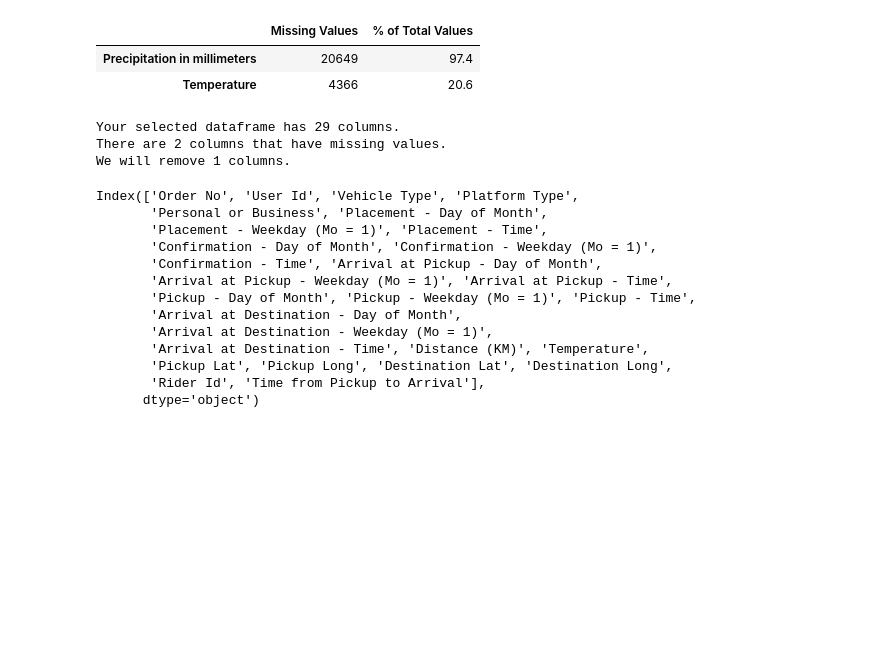
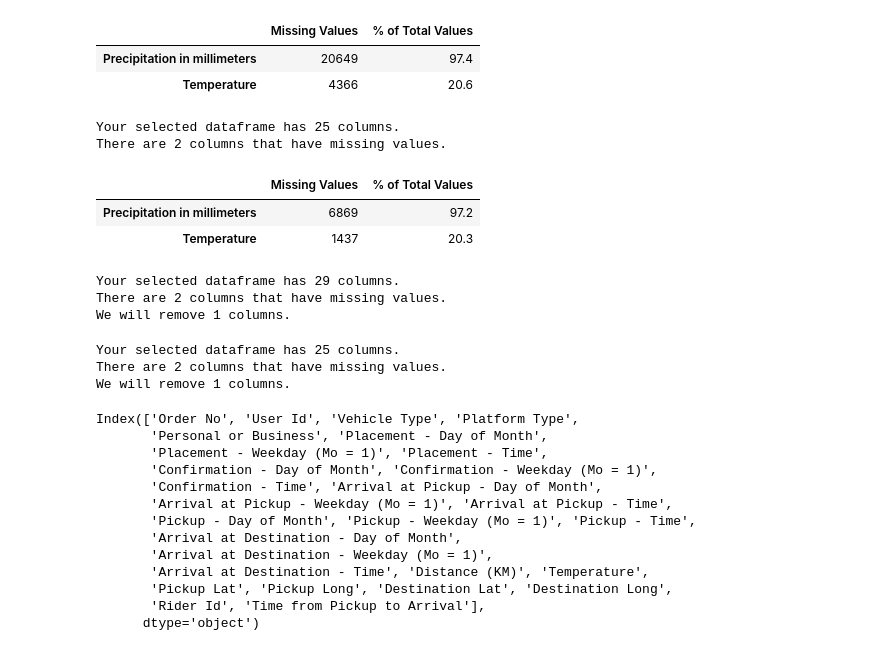
Before and after one commit to BileOara/REGRESSION, a Jupyter notebook: Pred_5.ipynb, the cells around one changed output. Cells and saved outputs as stored; diff of their text form; code cells hidden in the pictures; blank space fills up the shorter version.

```diff
--- a/Pred_5.ipynb
+++ b/Pred_5.ipynb
@@ -81,5 +101,6 @@ memory usage: 4.7+ MB
 # %%
 df['Personal or Business']=df['Personal or Business'].replace({'Personal': 0, 'Business':1})
+dffd['Personal or Business']=dffd['Personal or Business'].replace({'Personal': 0, 'Business':1})
 # %%
 def missing_values_table(df):
         mis_val = df.isnull().sum()
@@ -109,4 +130,12 @@ There are 2 columns that have missing values.
 |  | Missing Values | % of Total Values |
 | Precipitation in millimeters | 20649 | 97.4 |
 | Temperature | 4366 | 20.6 |
+# %%
+missing_values_table(dffd)
+# %% [output]
+Your selected dataframe has 25 columns.
+There are 2 columns that have missing values.
+|  | Missing Values | % of Total Values |
+| Precipitation in millimeters | 6869 | 97.2 |
+| Temperature | 1437 | 20.3 |
 # %%
@@ -117,4 +147,13 @@ print('We will remove %d columns.' % len(missing_columns))
 Your selected dataframe has 29 columns.
 There are 2 columns that have missing values.
 We will remove 1 columns.
+# %%
+# handling missing data for test data
+missing_dffd = missing_values_table(dffd);
+missing_columns_dffd = list(missing_dffd[missing_dffd['% of Total Values'] > 50].index)
+print('We will remove %d columns.' % len(missing_columns))
+# %% [output]
+Your selected dataframe has 25 columns.
+There are 2 columns that have missing values.
+We will remove 1 columns.
 # %%
```
Also changed, not shown: parts of 38 cells of this notebook.
